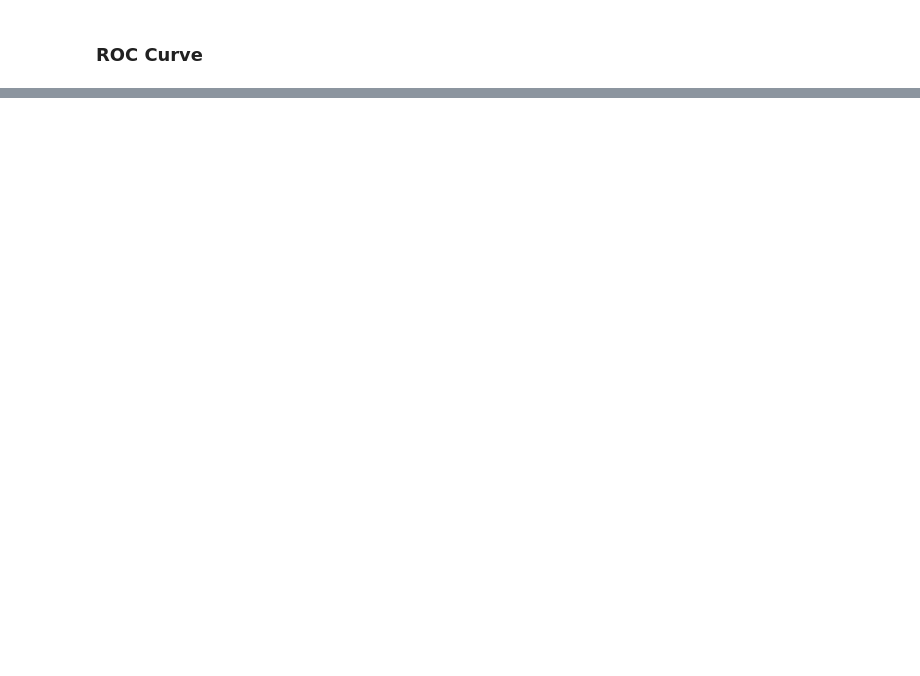
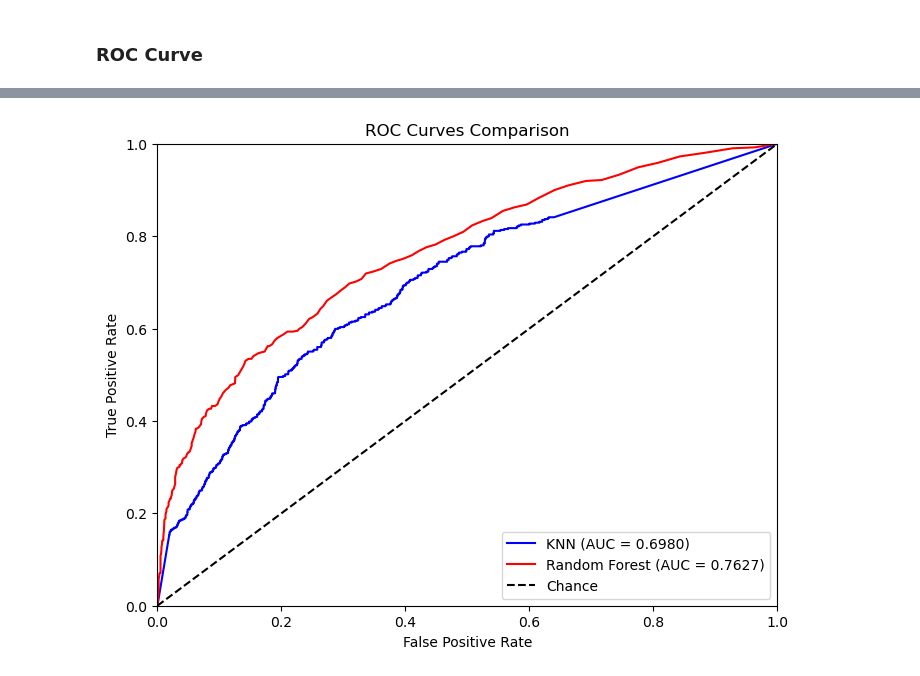
Before and after one commit to mpabbathi/churn-orbit, a Jupyter notebook: Models.ipynb, the cells around one changed output, grey strips where cells are left out. Saved outputs shown, nothing was run; the diff lists cells and outputs as text; code cells hidden in the pictures; blank space fills up the shorter version.

```diff
--- a/Models.ipynb
+++ b/Models.ipynb
@@ -336,0 +464,29 @@ plt.show()
+# %%
+# Calculate FPR, TPR for KNN
+fpr_knn, tpr_knn, _ = roc_curve(y_test, y_pred_knn_proba_test)
+auc_knn = roc_auc_score(y_test, y_pred_knn_proba_test)
+
+# Calculate FPR, TPR for Random Forest
+fpr_rf, tpr_rf, _ = roc_curve(y_test, y_pred_rf_proba_test)
+auc_rf = roc_auc_score(y_test, y_pred_rf_proba_test)
+
+# Plot the ROC curves
+plt.figure(figsize=(8, 6))
+plt.plot(fpr_knn, tpr_knn, label=f"KNN (AUC = {auc_knn:.4f})", color='blue')
+plt.plot(fpr_rf, tpr_rf, label=f"Random Forest (AUC = {auc_rf:.4f})", color='red')
+
+# Plot a reference line for random guessing
+plt.plot([0, 1], [0, 1], 'k--', label="Chance")
+
+# Configure plot
+plt.xlim([0, 1])
+plt.ylim([0, 1])
+plt.xlabel("False Positive Rate")
+plt.ylabel("True Positive Rate")
+plt.title("ROC Curves Comparison")
+plt.legend(loc="lower right")
+
+# Show the plot
+plt.show()
+# %% [output]
+[figure, added]
```
Also changed, not shown: parts of 18 cells of this notebook.
